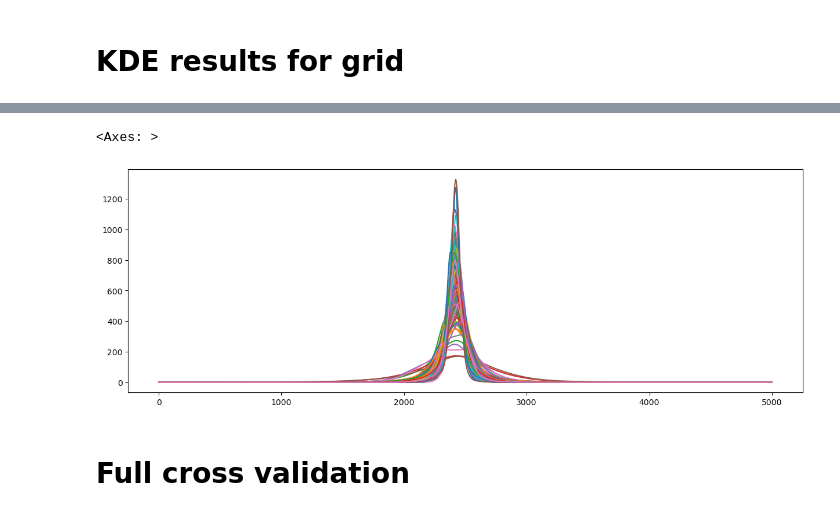
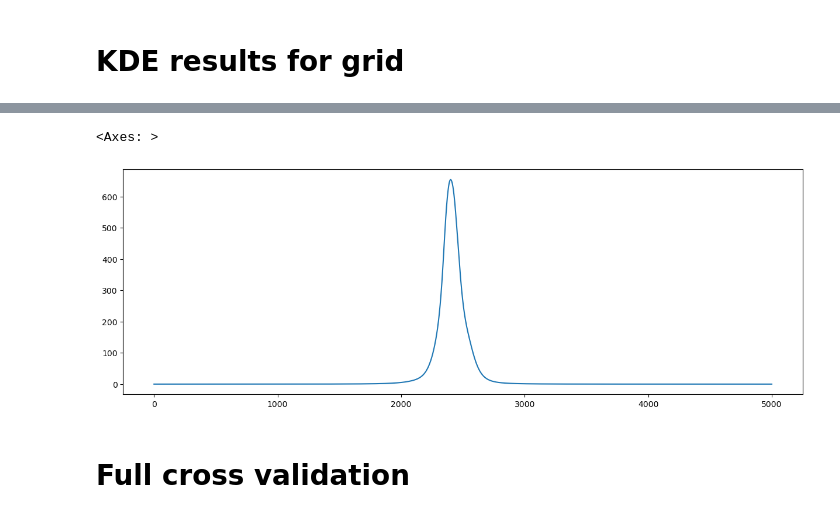
Before and after one commit to matheus-vizzotto/densities4risk, a Jupyter notebook: notebooks/13_cross_validation.ipynb, the cells around one changed output, grey strips where cells are left out. Cells and saved outputs as stored; diff of their text form; code cells hidden in the pictures.

```diff
--- a/notebooks/13_cross_validation.ipynb
+++ b/notebooks/13_cross_validation.ipynb
@@ -85,7 +85,7 @@ for grid in [rot_grid, lcv_sklearn_grid, lcv_t_grid, adaptive_grid, adaptive_gri
     for params in ParameterGrid(grid):
         # Create a unique key based on the parameters
         # e.g., "rot_gaussian_robust_True" or "lcv_t-student_df_3"
-        key_parts = [params["method"]]
+        key_parts = [params["method"].replace("_","")]
         if "kernel" in params: key_parts.append(params["kernel"])
         if "df" in params: key_parts.append(f"df{params['df']}")
         if params.get("sigma_robust"): key_parts.append("robust")
@@ -97,3 +97,7 @@ for grid in [rot_grid, lcv_sklearn_grid, lcv_t_grid, adaptive_grid, adaptive_gri
 
         name = "_".join(key_parts).replace("-", "").replace(".", "") # Remove dots for cleaner keys
         density_param_grid[name] = params
+# %%
+for model, params in density_param_grid.items():
+    if "cross" in model:
+        print(model)
@@ -168,8 +196,8 @@ Processing configuration: adaptive_bandwidth_tstudent_df5
 # %%
-results['adaptive_bandwidth_tstudent_df5']["df_densities"].plot(legend=False, figsize=(15,5))
+results['adaptivebandwidth_tstudent_df2']["df_densities"].iloc[:,10].plot(legend=False, figsize=(15,5))
 # %% [output]
 <Axes: >
-[figure, old version]
+[figure, new version]
 # %% [markdown]
 # Full cross validation
 # %% [markdown]
```
Also changed, not shown: parts of 8 cells of this notebook, 2 other files.
